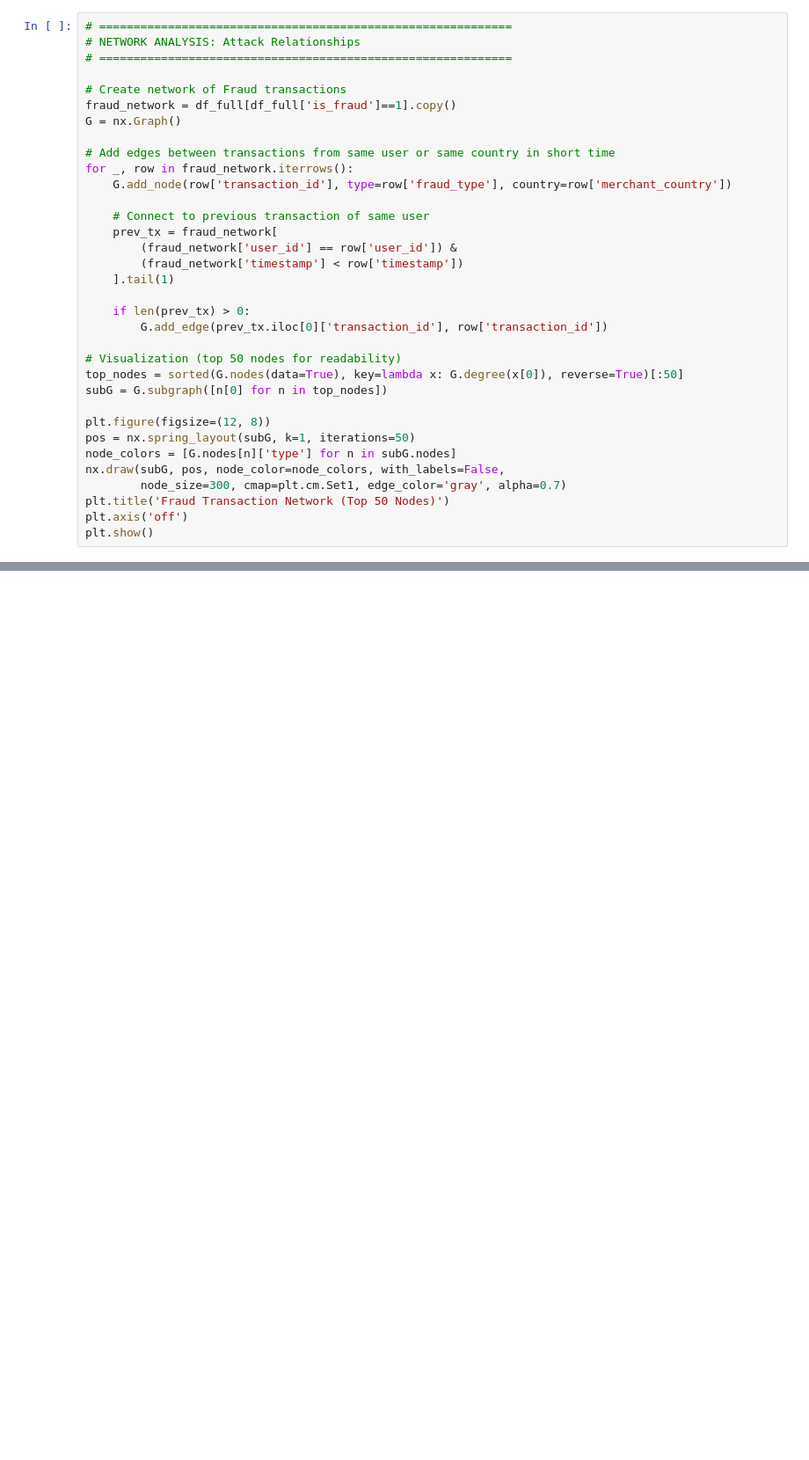
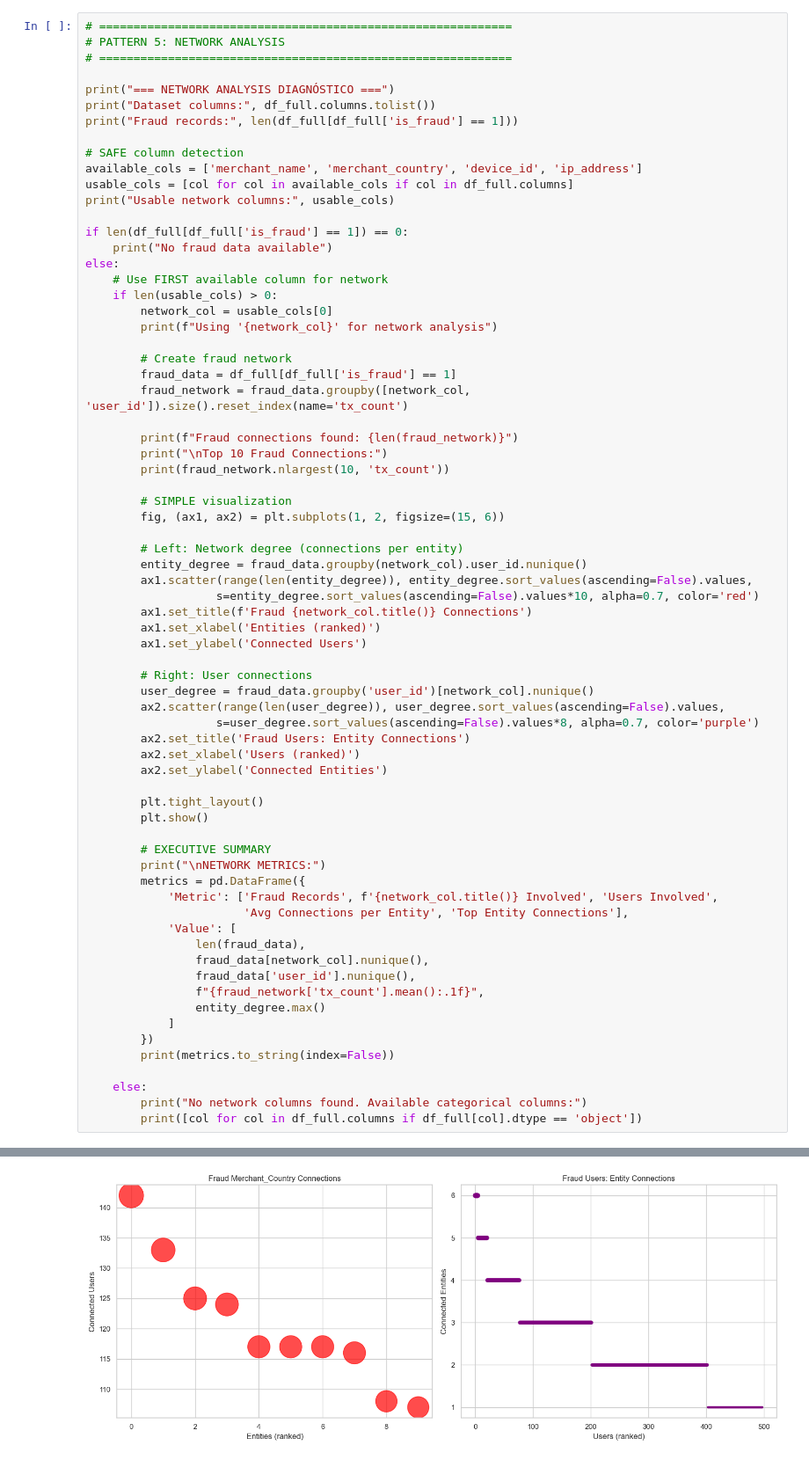
Before and after one commit to santiago-torterolo/ATO-Risk-Profiler, a Jupyter notebook: notebooks/05_ATO_Patterns_Analysis.ipynb, the cells around one changed output, grey strips where cells are left out. Shown at 88% size. Saved outputs shown, nothing was run; the diff lists cells and outputs as text; blank space fills up the shorter version.

```diff
--- a/notebooks/05_ATO_Patterns_Analysis.ipynb
+++ b/notebooks/05_ATO_Patterns_Analysis.ipynb
@@ -167,34 +297,71 @@ plt.show()
 # %%
 # ============================================================
-# NETWORK ANALYSIS: Attack Relationships
+# PATTERN 5: NETWORK ANALYSIS
 # ============================================================
 
-# Create network of Fraud transactions
-fraud_network = df_full[df_full['is_fraud']==1].copy()
-G = nx.Graph()
+print("=== NETWORK ANALYSIS DIAGNÓSTICO ===")
+print("Dataset columns:", df_full.columns.tolist())
+print("Fraud records:", len(df_full[df_full['is_fraud'] == 1]))
 
-# Add edges between transactions from same user or same country in short time
-for _, row in fraud_network.iterrows():
-    G.add_node(row['transaction_id'], type=row['fraud_type'], country=row['merchant_country'])
+# SAFE column detection
+available_cols = ['merchant_name', 'merchant_country', 'device_id', 'ip_address']
+usable_cols = [col for col in available_cols if col in df_full.columns]
+print("Usable network columns:", usable_cols)
 
-    # Connect to previous transaction of same user
-    prev_tx = fraud_network[
-        (fraud_network['user_id'] == row['user_id']) &
-        (fraud_network['timestamp'] < row['timestamp'])
-    ].tail(1)
+if len(df_full[df_full['is_fraud'] == 1]) == 0:
+    print("No fraud data available")
+else:
+    # Use FIRST available column for network
+    if len(usable_cols) > 0:
+        network_col = usable_cols[0]
+        print(f"Using '{network_col}' for network analysis")
 
-    if len(prev_tx) > 0:
-        G.add_edge(prev_tx.iloc[0]['transaction_id'], row['transaction_id'])
+        # Create fraud network
+        fraud_data = df_full[df_full['is_fraud'] == 1]
+        fraud_network = fraud_data.groupby([network_col, 'user_id']).size().reset_index(name='tx_count')
 
-# Visualization (top 50 nodes for readability)
-top_nodes = sorted(G.nodes(data=True), key=lambda x: G.degree(x[0]), reverse=True)[:50]
-subG = G.subgraph([n[0] for n in top_nodes])
+        print(f"Fraud connections found: {len(fraud_network)}")
+        print("\nTop 10 Fraud Connections:")
+        print(fraud_network.nlargest(10, 'tx_count'))
 
-plt.figure(figsize=(12, 8))
-pos = nx.spring_layout(subG, k=1, iterations=50)
-node_colors = [G.nodes[n]['type'] for n in subG.nodes]
-nx.draw(subG, pos, node_color=node_colors, with_labels=False,
-        node_size=300, cmap=plt.cm.Set1, edge_color='gray', alpha=0.7)
-plt.title('Fraud Transaction Network (Top 50 Nodes)')
-plt.axis('off')
-plt.show()
+        # SIMPLE visualization
+        fig, (ax1, ax2) = plt.subplots(1, 2, figsize=(15, 6))
+
+        # Left: Network degree (connections per entity)
+        entity_degree = fraud_data.groupby(network_col).user_id.nunique()
+        ax1.scatter(range(len(entity_degree)), entity_degree.sort_values(ascending=False).values,
+                   s=entity_degree.sort_values(ascending=False).values*10, alpha=0.7, color='red')
+        ax1.set_title(f'Fraud {network_col.title()} Connections')
+        ax1.set_xlabel('Entities (ranked)')
+        ax1.set_ylabel('Connected Users')
+
+        # Right: User connections
+        user_degree = fraud_data.groupby('user_id')[network_col].nunique()
+        ax2.scatter(range(len(user_degree)), user_degree.sort_values(ascending=False).values,
+                   s=user_degree.sort_values(ascending=False).values*8, alpha=0.7, color='purple')
+        ax2.set_title('Fraud Users: Entity Connections')
+        ax2.set_xlabel('Users (ranked)')
+        ax2.set_ylabel('Connected Entities')
+
+        plt.tight_layout()
+        plt.show()
+
+        # EXECUTIVE SUMMARY
+        print("\nNETWORK METRICS:")
+        metrics = pd.DataFrame({
+            'Metric': ['Fraud Records', f'{network_col.title()} Involved', 'Users Involved',
+                       'Avg Connections per Entity', 'Top Entity Connections'],
+            'Value': [
+                len(fraud_data),
+                fraud_data[network_col].nunique(),
+                fraud_data['user_id'].nunique(),
+                f"{fraud_network['tx_count'].mean():.1f}",
+                entity_degree.max()
+            ]
+        })
+        print(metrics.to_string(index=False))
+
+    else:
+        print("No network columns found. Available categorical columns:")
+        print([col for col in df_full.columns if df_full[col].dtype == 'object'])
+# %% [output]
@@ -200,0 +387 @@ plt.show()
+[figure, added]
```
Also changed, not shown: parts of 7 cells of this notebook, 6 other files.
